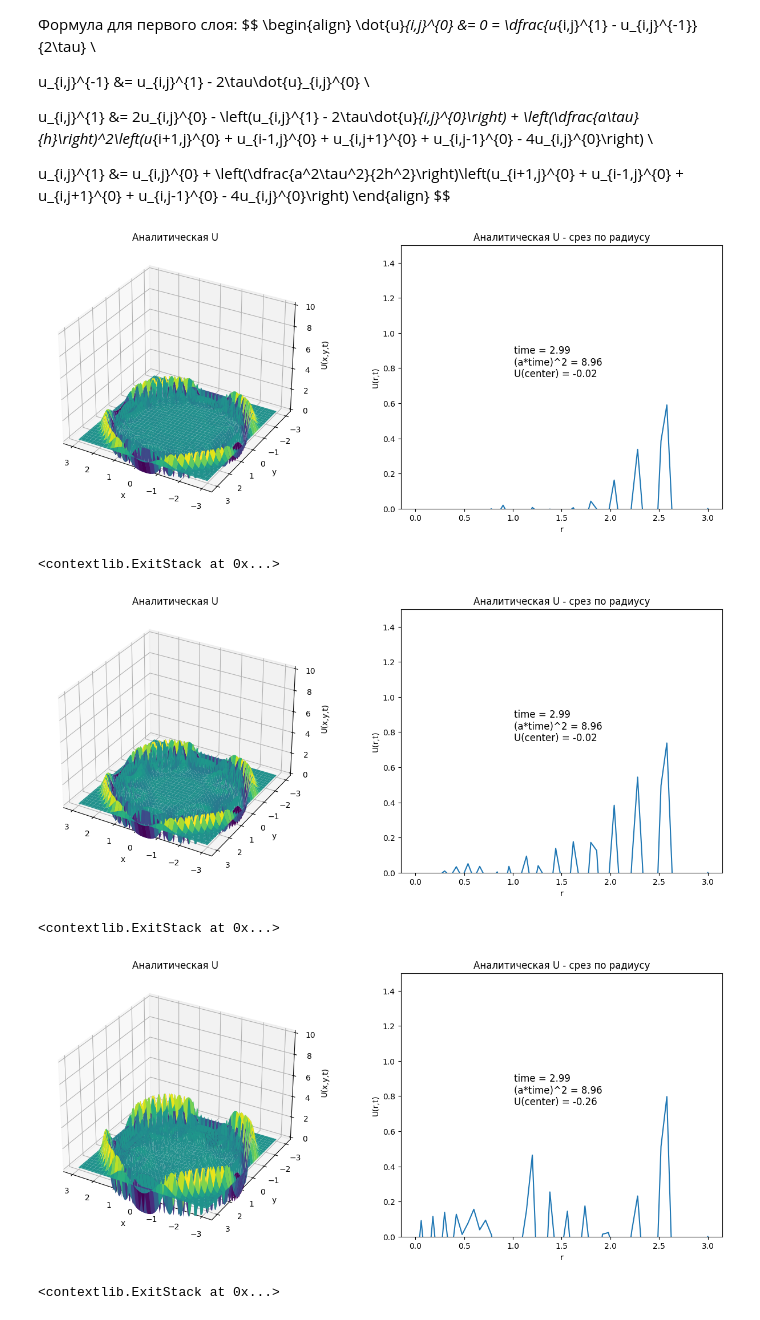
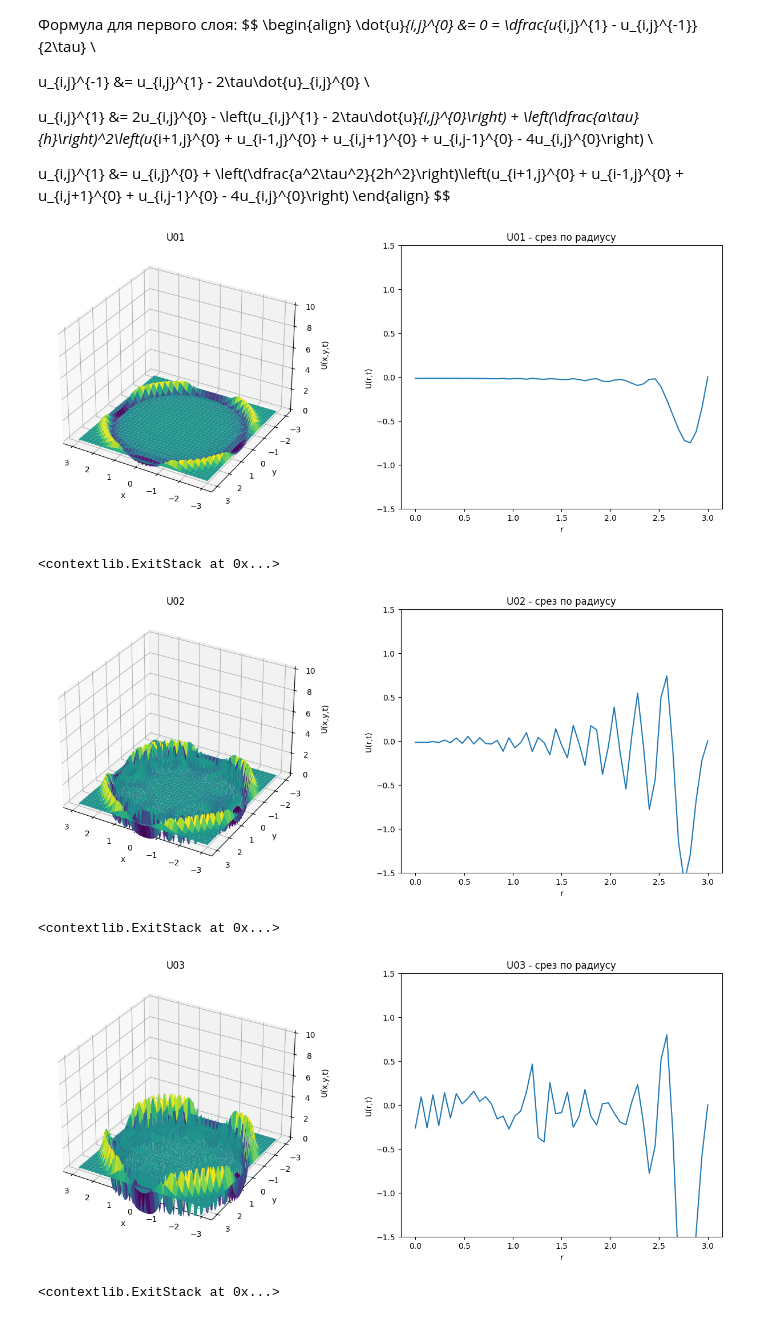
Before and after one commit to SnakeStars/computational_mathematics, a Jupyter notebook: lab1/main.ipynb, the cells around one changed output. Drawn from its saved outputs; the diff is of its cells as text; code cells hidden in the pictures.

```diff
--- a/lab1/main.ipynb
+++ b/lab1/main.ipynb
@@ -74,8 +74,8 @@ $$
 # %%
 T = l/a
 h = 2*l/n
-t = h/5*a
-eps = 3*h
+t = h/(8*a)
+eps = 6*h
 sigma = h
 
 time = 0
@@ -97,6 +97,8 @@ U03 = np.zeros((n,n))
 U03[mask] = (4 / (np.pi * eps**2)) * (1 - (X[mask]**2 + Y[mask]**2)/(eps ** 2))
 
 Ut = np.zeros((n,n))
+
+U02 /= (np.sum(U02))
 # %%
 fig = plt.figure(figsize=(20, 15))
 ax1 = fig.add_subplot(221, projection='3d')
@@ -287,17 +289,17 @@ ax.set_xlabel('x')
 ax.set_ylabel('y')
 ax.set_zlabel('U(x,y,t)')
 ax.set_zlim(0, 10)
-ax.set_title('Аналитическая U')
+ax.set_title('U01')
 ax.view_init(elev=30, azim=120)
 
 ax1 = fig.add_subplot(122)
-ax1.set_ylim(0,1.5)
+ax1.set_ylim(-1.5,1.5)
 ax1.set_xlabel('r')
 ax1.set_ylabel('U(r,t)')
-ax1.set_title('Аналитическая U - срез по радиусу')
+ax1.set_title('U01 - срез по радиусу')
 
-ax2 = fig.add_subplot(1,3,3)
-ax2.axis('off')
+# ax2 = fig.add_subplot(1,3,3)
+# ax2.axis('off')
 
 N = n//2
 surf1, = ax1.plot(r[N,N:], U[N,N:,0])
@@ -313,10 +315,10 @@ while time < T:
 
     surf1.set_ydata(U[N, N:,0])
 
-    ax2.clear()
-    ax2.axis('off')
-    ax2.text(0, 0.5, f"time = {time:.2f}\n(a*time)^2 = {(a*time)**2:.2f}\nU(center) = {U[n//2,n//2,0]:.2f}",
-            fontsize=12)
+    # ax2.clear()
+    # ax2.axis('off')
+    # ax2.text(0, 0.5, f"time = {time:.2f}\n(a*time)^2 = {(a*time)**2:.2f}\nU(center) = {U[n//2,n//2,0]:.2f}",
+    #         fontsize=12)
     clear_output(wait=True)
     display(fig)
     plt.pause(0.05)
@@ -325,7 +327,7 @@ while time < T:
 
 plt.ioff()
 # %% [output]
-[figure, old version]
+[figure, new version]
 <contextlib.ExitStack at 0x...>
 # %%
 time = 0
@@ -343,17 +345,17 @@ ax.set_xlabel('x')
 ax.set_ylabel('y')
 ax.set_zlabel('U(x,y,t)')
 ax.set_zlim(0, 10)
-ax.set_title('Аналитическая U')
+ax.set_title('U02')
 ax.view_init(elev=30, azim=120)
 
 ax1 = fig.add_subplot(122)
-ax1.set_ylim(0,1.5)
+ax1.set_ylim(-1.5,1.5)
 ax1.set_xlabel('r')
 ax1.set_ylabel('U(r,t)')
-ax1.set_title('Аналитическая U - срез по радиусу')
+ax1.set_title('U02 - срез по радиусу')
 
-ax2 = fig.add_subplot(1,3,3)
-ax2.axis('off')
+# ax2 = fig.add_subplot(1,3,3)
+# ax2.axis('off')
 
 N = n//2
 surf1, = ax1.plot(r[N,N:], U[N,N:,0])
@@ -369,10 +371,10 @@ while time < T:
 
     surf1.set_ydata(U[N, N:,0])
 
-    ax2.clear()
-    ax2.axis('off')
-    ax2.text(0, 0.5, f"time = {time:.2f}\n(a*time)^2 = {(a*time)**2:.2f}\nU(center) = {U[n//2,n//2,0]:.2f}",
-            fontsize=12)
+    # ax2.clear()
+    # ax2.axis('off')
+    # ax2.text(0, 0.5, f"time = {time:.2f}\n(a*time)^2 = {(a*time)**2:.2f}\nU(center) = {U[n//2,n//2,0]:.2f}",
+    #         fontsize=12)
     clear_output(wait=True)
     display(fig)
     plt.pause(0.05)
@@ -381,7 +383,7 @@ while time < T:
 
 plt.ioff()
 # %% [output]
-[figure, old version]
+[figure, new version]
 <contextlib.ExitStack at 0x...>
 # %%
 time = 0
@@ -399,44 +401,44 @@ ax.set_xlabel('x')
 ax.set_ylabel('y')
 ax.set_zlabel('U(x,y,t)')
 ax.set_zlim(0, 10)
-ax.set_title('Аналитическая U')
+ax.set_title('U03')
 ax.view_init(elev=30, azim=120)
 
 ax1 = fig.add_subplot(122)
-ax1.set_ylim(0,1.5)
+ax1.set_ylim(-1.5,1.5)
 ax1.set_xlabel('r')
 ax1.set_ylabel('U(r,t)')
-ax1.set_title('Аналитическая U - срез по радиусу')
+ax1.set_title('U03 - срез по радиусу')
 
-ax2 = fig.add_subplot(1,3,3)
-ax2.axis('off')
+# ax2 = fig.add_subplot(1,3,3)
+# ax2.axis('off')
 
 N = n//2
 surf1, = ax1.plot(r[N,N:], U[N,N:,0])
 
 
 while time < T:
     U[:,:,2] = U[:,:,1]
     U[:,:,1] = U[:,:,0]
     U[1:-1,1:-1,0] = 2*U[1:-1,1:-1,1] - U[1:-1,1:-1,2] + (((a * t)/(h))**2) * (U[2:,1:-1,1] + U[:-2,1:-1,1] + U[1:-1,2:,1] + U[1:-1,:-2,1] - 4*U[1:-1,1:-1,1])
 
     surf.remove()
     surf = ax.plot_surface(X, Y, U[:,:,0], cmap='viridis')
 
     surf1.set_ydata(U[N, N:,0])
 
-    ax2.clear()
-    ax2.axis('off')
-    ax2.text(0, 0.5, f"time = {time:.2f}\n(a*time)^2 = {(a*time)**2:.2f}\nU(center) = {U[n//2,n//2,0]:.2f}",
-            fontsize=12)
+    # ax2.clear()
+    # ax2.axis('off')
+    # ax2.text(0, 0.5, f"time = {time:.2f}\n(a*time)^2 = {(a*time)**2:.2f}\nU(center) = {U[n//2,n//2,0]:.2f}",
+    #         fontsize=12)
     clear_output(wait=True)
     display(fig)
     plt.pause(0.05)
 
     time += t
 
 plt.ioff()
 # %% [output]
-[figure, old version]
+[figure, new version]
 <contextlib.ExitStack at 0x...>
 # %%
```
Also changed, not shown: parts of 1 cell of this notebook, 6 other files.
